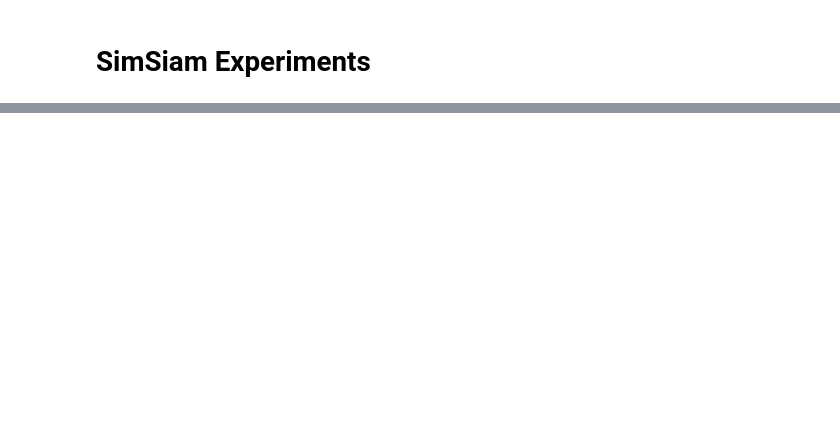
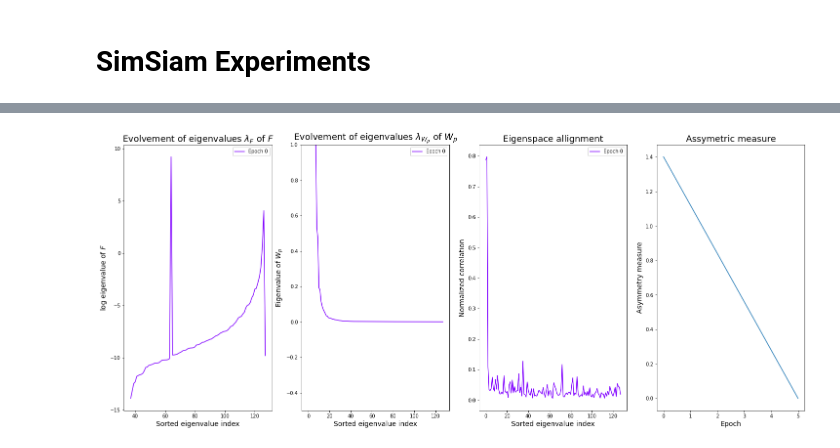
Before and after one commit to miszkur/SelfSupervisedLearning, a Jupyter notebook: experiments/notebooks/plot.ipynb, the cells around one changed output, grey strips where cells are left out. Cells and saved outputs as stored; diff of their text form; code cells hidden in the pictures; blank space fills up the shorter version.

```diff
--- a/experiments/notebooks/plot.ipynb
+++ b/experiments/notebooks/plot.ipynb
@@ -90,0 +94,19 @@ vis.symmetry(symmetry_reg, axs[1,3], title=False)
+# %%
+path = os.path.join(results_dir_path, 'simsiam_symmetric_simple', eigenspace_dir)
+with open(os.path.join(path, 'F_eigenval.pkl'), 'rb') as f:
+    F_eigenval = pickle.load(f)
+with open(os.path.join(path, 'wp_eigenval.pkl'), 'rb') as f:
+    wp_eigenval = pickle.load(f)
+with open(os.path.join(path, 'allignment.pkl'), 'rb') as f:
+    allignment = pickle.load(f)
+with open(os.path.join(path, 'symmetry.pkl'), 'rb') as f:
+    symmetry = pickle.load(f)
+
+fig, axs = plt.subplots(1, 4)
+fig.set_size_inches(25, 10)
+vis.eigenvalues_F(F_eigenval, axs[0])
+vis.eigenvalues_Wp(wp_eigenval, axs[1])
+vis.eigenspace_allignment(allignment, F_eigenval, axs[2])
+vis.symmetry(symmetry, axs[3])
+# %% [output]
+[figure, added]
```
Also changed, not shown: parts of 5 cells of this notebook, 1 other file.
